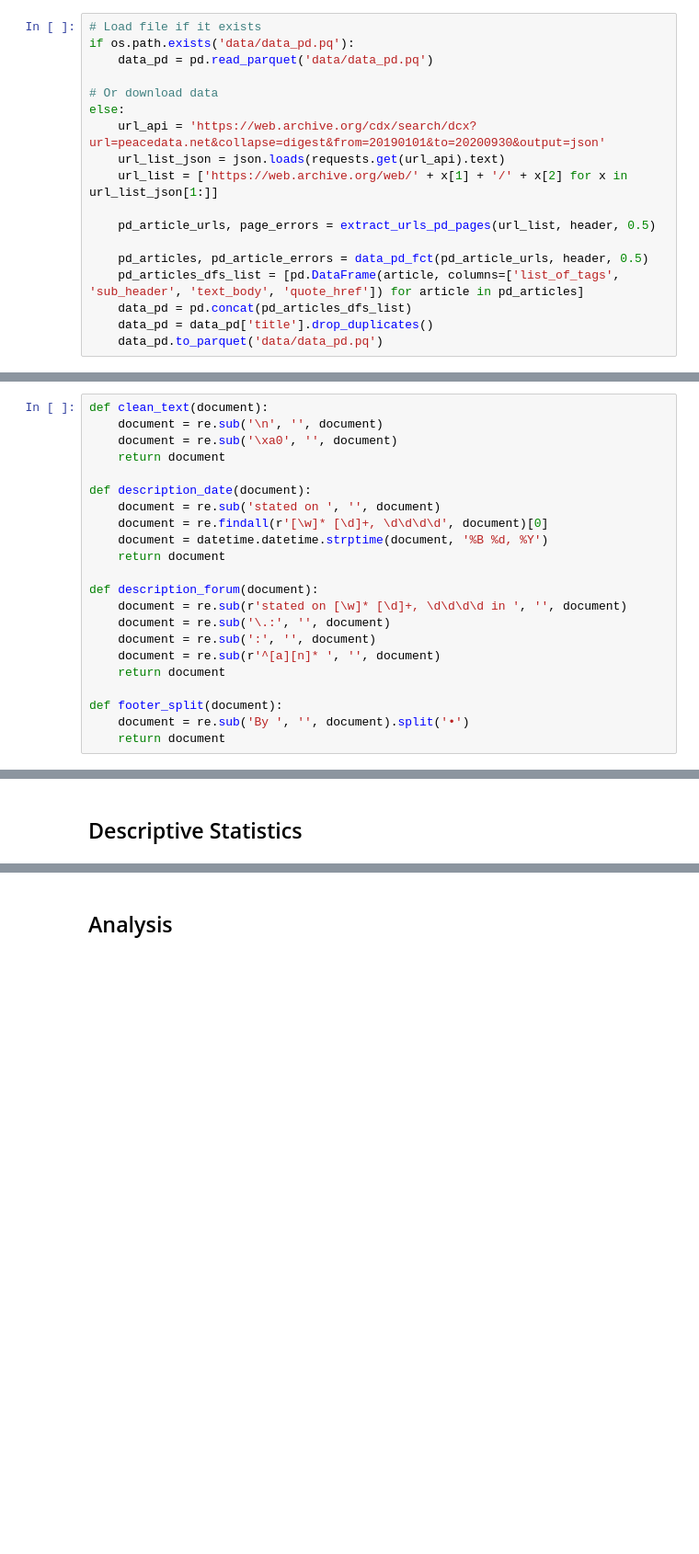
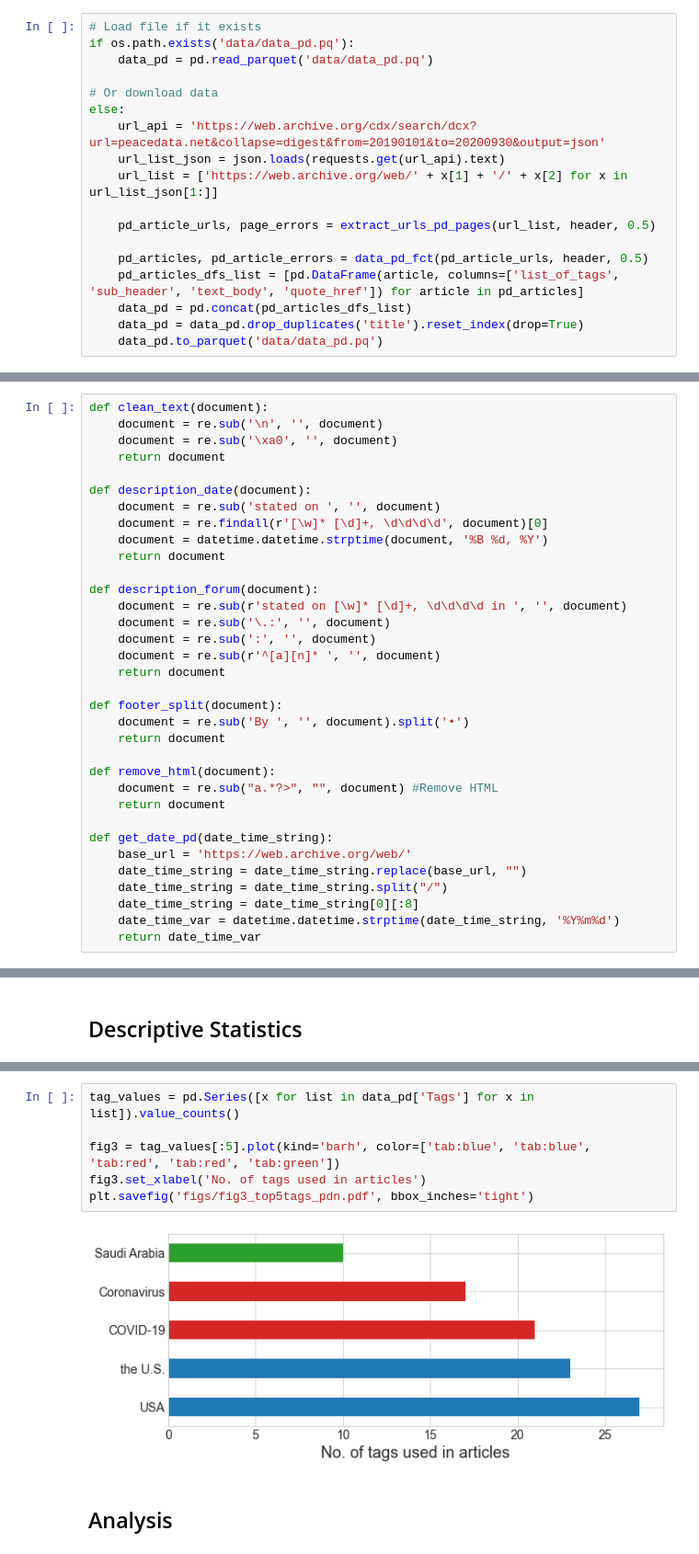
Before and after one commit to pgb206/ISDS2022_group7, a Jupyter notebook: project_copy/project.ipynb, the cells around one changed output, grey strips where cells are left out. Shown: that part at 92% size. Drawn from its saved outputs; the diff is of its cells as text; blank space fills up the shorter version.

```diff
--- a/project_copy/project.ipynb
+++ b/project_copy/project.ipynb
@@ -401,7 +415,7 @@ else:
     pd_articles, pd_article_errors = data_pd_fct(pd_article_urls, header, 0.5)
     pd_articles_dfs_list = [pd.DataFrame(article, columns=['list_of_tags', 'sub_header', 'text_body', 'quote_href']) for article in pd_articles]
     data_pd = pd.concat(pd_articles_dfs_list)
-    data_pd = data_pd['title'].drop_duplicates()
+    data_pd = data_pd.drop_duplicates('title').reset_index(drop=True)
     data_pd.to_parquet('data/data_pd.pq')
 # %% [markdown]
 **Check error lists:**
@@ -433,6 +447,18 @@ def description_forum(document):
 def footer_split(document):
     document = re.sub('By ', '', document).split('•')
     return document
+
+def remove_html(document):
+    document = re.sub("a.*?>", "", document) #Remove HTML
+    return document
+
+def get_date_pd(date_time_string):
+    base_url = 'https://web.archive.org/web/'
+    date_time_string = date_time_string.replace(base_url, "")
+    date_time_string = date_time_string.split("/")
+    date_time_string = date_time_string[0][:8]
+    date_time_var = datetime.datetime.strptime(date_time_string, '%Y%m%d')
+    return date_time_var
 # %% [markdown]
 Structure PolitiFact data:
 # %%
@@ -497,3 +606,11 @@ plt.rcParams['figure.figsize'] = 10, 4 # set default size of plots
+# %%
+tag_values = pd.Series([x for list in data_pd['Tags'] for x in list]).value_counts()
+
+fig3 = tag_values[:5].plot(kind='barh', color=['tab:blue', 'tab:blue', 'tab:red', 'tab:red', 'tab:green'])
+fig3.set_xlabel('No. of tags used in articles')
+plt.savefig('figs/fig3_top5tags_pdn.pdf', bbox_inches='tight')
+# %% [output]
+[figure, added]
 # %% [markdown]
 ## Analysis
 # %% [markdown]
```
Also changed, not shown: parts of 35 cells of this notebook, 5 other files.
